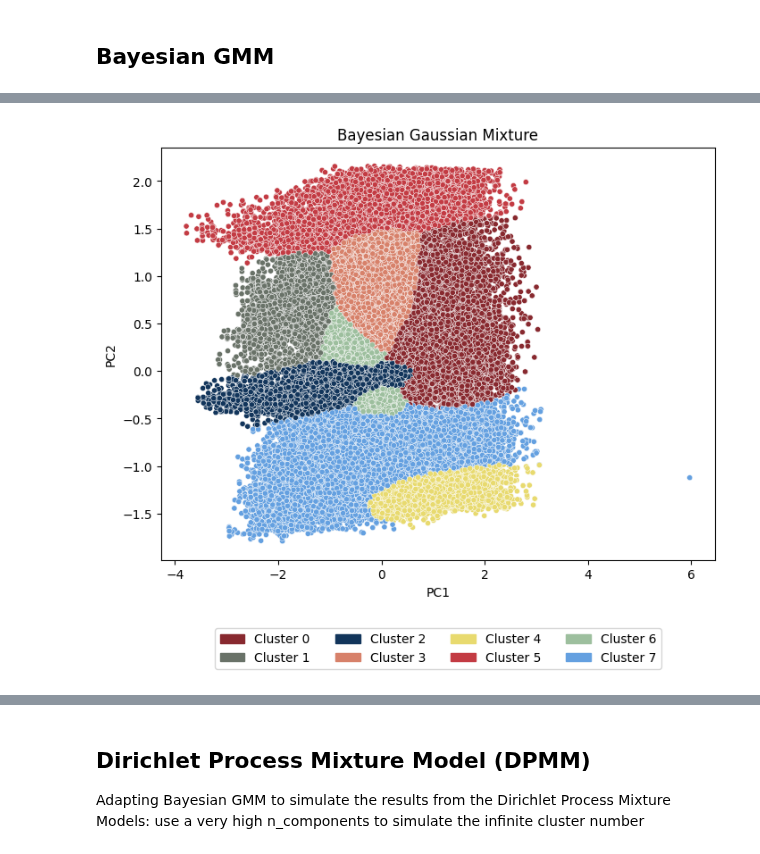
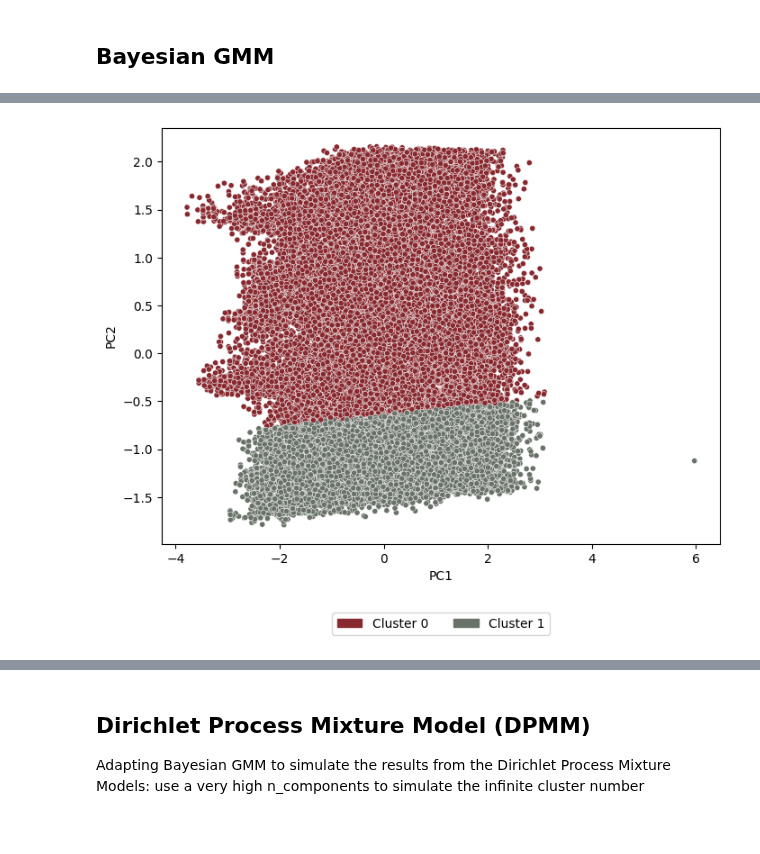
Before and after one commit to sarabreu/thesis_dev, a Jupyter notebook: 2_models/with_clean_data/wind/model_based.ipynb, the cells around one changed output, grey strips where cells are left out. Saved outputs shown, nothing was run; the diff lists cells and outputs as text; code cells hidden in the pictures.

Commit message:
delete bic and change silhouette score elbow plot to prints

```diff
--- a/2_models/with_clean_data/wind/model_based.ipynb
+++ b/2_models/with_clean_data/wind/model_based.ipynb
@@ -43,16 +24,15 @@ BIC (Bayesian Information Criterion) is given by the formula: BIC = -2 * loglike
 # %%
 n_components_range = range(2, 12)
 silhouette_scores = []
+highest_ss = 0
 for n_components in n_components_range:
     gmm = GaussianMixture(n_components=n_components, random_state=42)
     gmm.fit(pca_df)
     labels = gmm.predict(pca_df)
-    silhouette_scores.append(silhouette_score(pca_df, labels))
-
-plt.plot(n_components_range, silhouette_scores, marker='o', color = '#697268')
-plt.xlabel('Number of components')
-plt.ylabel('Silhouette score')
-plt.title('Elbow Method')
-plt.xticks(n_components_range)
-plt.show()
+    cluster_silhouette_score = silhouette_score(pca_df, labels)
+    if cluster_silhouette_score>highest_ss:
+        highest_ss = cluster_silhouette_score
+        best_cluster = n_components
+        print('Found a new best')
+print(f'number of clusters: {best_cluster} | ss = {highest_ss}')
 # %% [output]
@@ -191,16 +174,15 @@ pca_df = pca_df.loc[:,:'PC2']
 # %%
 n_components_range = range(2, 12)
 silhouette_scores = []
+highest_ss = 0
 for n_components in n_components_range:
     bgmm = BayesianGaussianMixture(n_components=n_components, covariance_type='full', max_iter=1000, random_state=42)
     bgmm.fit(pca_df)
     labels = bgmm.predict(pca_df)
-    silhouette_scores.append(silhouette_score(pca_df, labels))
-
-plt.plot(n_components_range, silhouette_scores, marker='o', color = '#697268')
-plt.xlabel('Number of components')
-plt.ylabel('Silhouette score')
-plt.title('Elbow Method')
-plt.xticks(n_components_range)
-plt.show()
+    cluster_silhouette_score = silhouette_score(pca_df, labels)
+    if cluster_silhouette_score>highest_ss:
+        highest_ss = cluster_silhouette_score
+        best_cluster = n_components
+        print('Found a new best')
+print(f'number of clusters: {best_cluster} | ss = {highest_ss}')
 # %% [output]
@@ -208,6 +191,6 @@ plt.show()
 # %%
 # Fitting Bayesian Gaussian Mixture Model
-bgmm = BayesianGaussianMixture(n_components=8, covariance_type='full', max_iter=1000, random_state=42)
+bgmm = BayesianGaussianMixture(n_components=2, covariance_type='full', max_iter=1000, random_state=42)
 bgmm.fit(pca_df)
 
 # Predicting clusters for data points
@@ -230,19 +213,19 @@ pca_df.to_csv('results/model_based/csv_labels_cut_raw/bgmm.csv', index = False)
 # %%
 n_clusters = len(pca_df['cluster_label'].unique())
 pallete = sns.color_palette(my_colors, n_clusters)
 
 # Plot the representative points on a scatter plot using PCA results
 plt.figure(figsize=(8, 6))
 sns.scatterplot(data=pca_df, x='PC1', y='PC2', hue='cluster_label', palette=pallete, s=20)
-plt.title('Bayesian Gaussian Mixture')
+# plt.title('Bayesian Gaussian Mixture')
 plt.xlabel('PC1')
 plt.ylabel('PC2')
 legend_handles = [mpatches.Circle((0, 0), radius=1, color=color) for color in my_colors]
 plt.legend(handles=legend_handles, labels=[f'Cluster {cluster_label}' for cluster_label in np.unique(labels)],
            loc='upper center', bbox_to_anchor=(0.5, -0.15), ncol=4)
 plt.show()
 # %% [output]
-[figure, old version]
+[figure, new version]
 # %%
 len(np.unique(labels))
 # %% [output]
```
Also changed, not shown: parts of 10 cells of this notebook, 2 other files.
